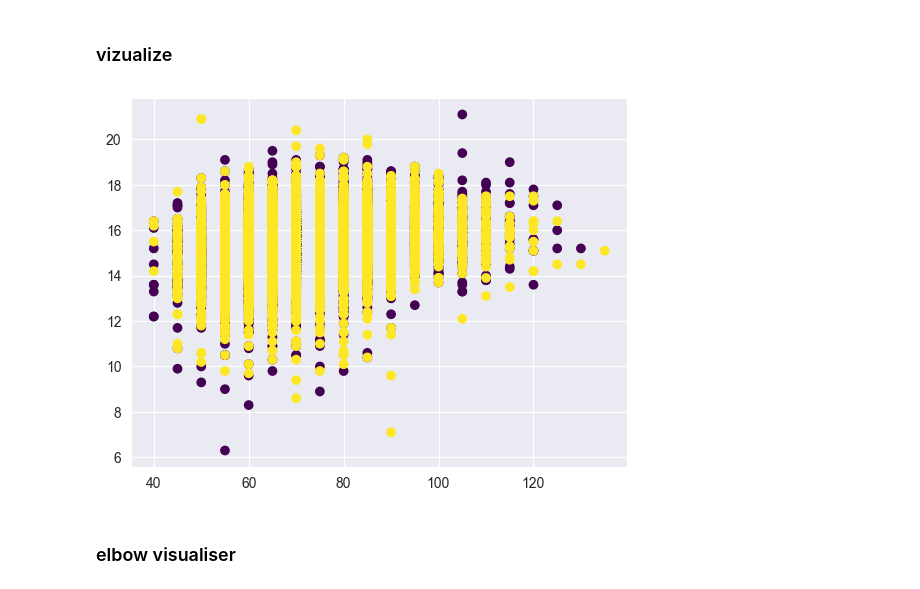
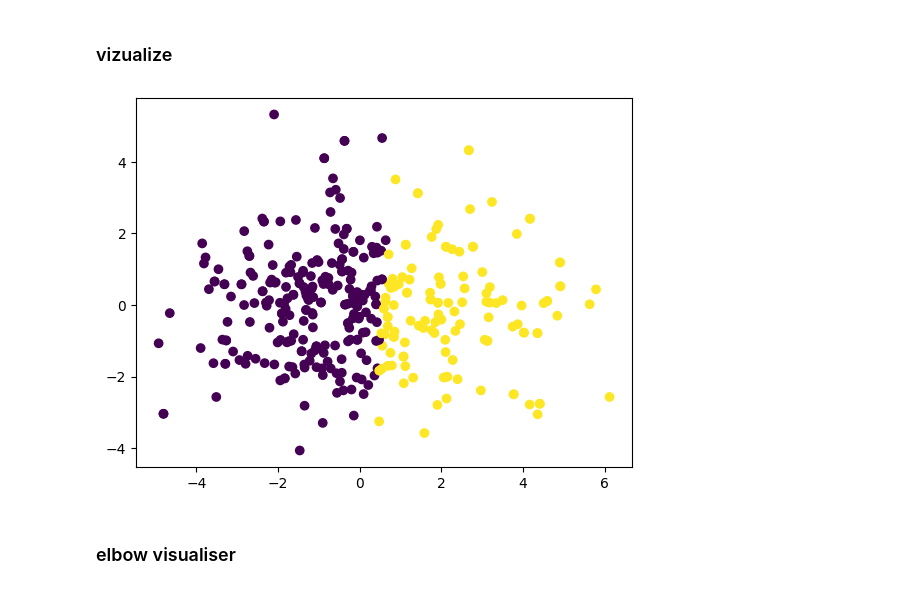
Before and after one commit to balooooooooo/machine_learning_1_coursework, a Jupyter notebook: clustering.ipynb, the cells around one changed output. Saved outputs shown, nothing was run; the diff lists cells and outputs as text; code cells hidden in the pictures.

```diff
--- a/clustering.ipynb
+++ b/clustering.ipynb
@@ -7,7 +7,7 @@ import numpy as np
 import matplotlib.pyplot as plt
 from sklearn.metrics import silhouette_score
 
-clustering_data = pd.read_csv("clustering_data.csv")
+clustering_data = pd.read_csv("data/clustering_data.csv")
 # %% [markdown]
 # flat clustering - k-means with 2 clusters
 # %%
@@ -25,10 +42,10 @@ array([0, 0, 0, ..., 1, 1, 1])
 # %% [markdown]
 ### vizualize
 # %%
-plt.scatter(x = clustering_data['weight(kg)'],y =  clustering_data['hemoglobin'], c = kmeans.labels_, cmap = 'viridis')
+plt.scatter(x = clustering_data['pca1'],y =  clustering_data['pca2'], c = kmeans.labels_, cmap = 'viridis')
 plt.show()
 # %% [output]
-[figure, old version]
+[figure, new version]
 # %% [markdown]
 ### elbow visualiser
 # %%
```
Also changed, not shown: parts of 5 cells of this notebook.
